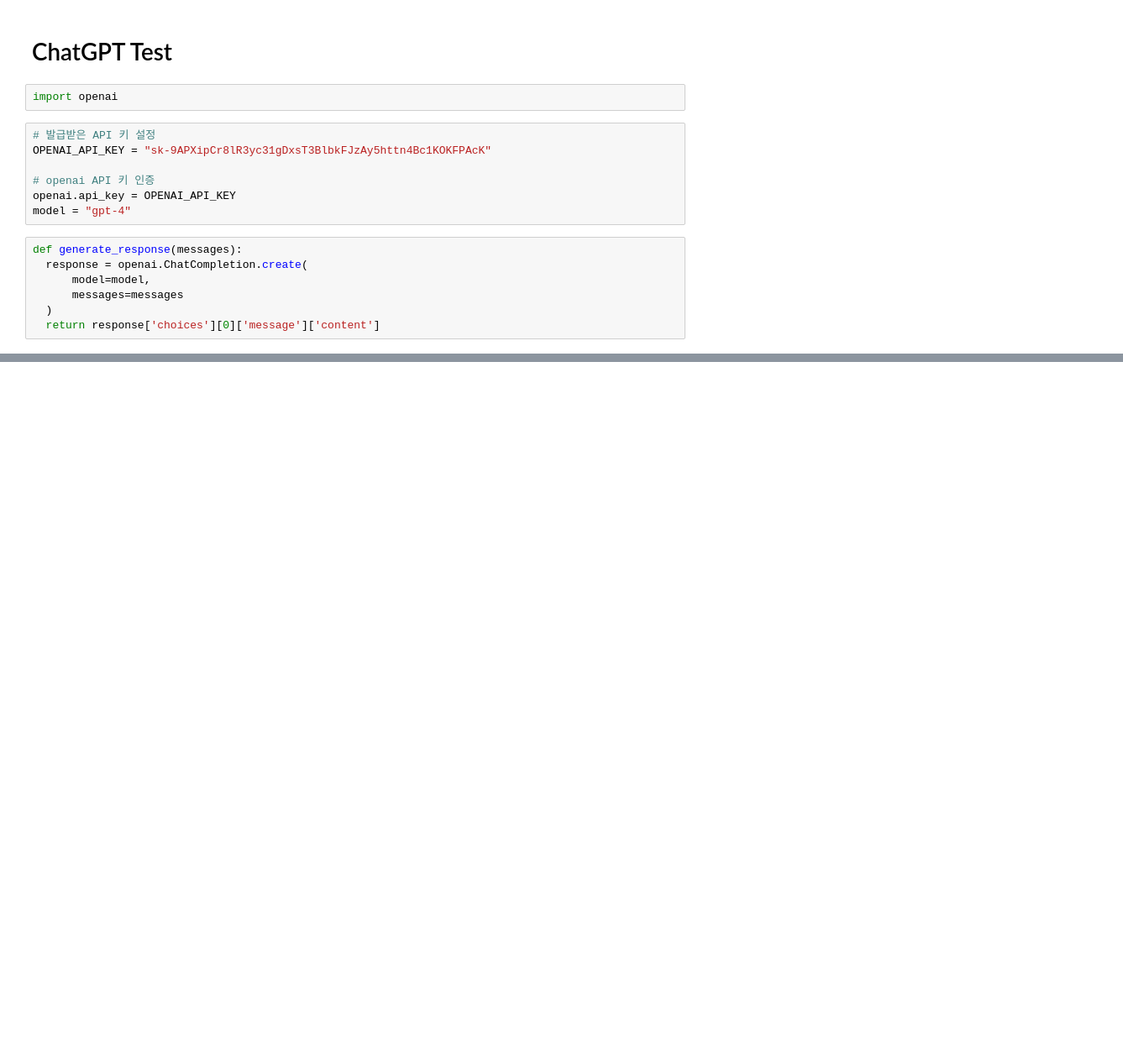
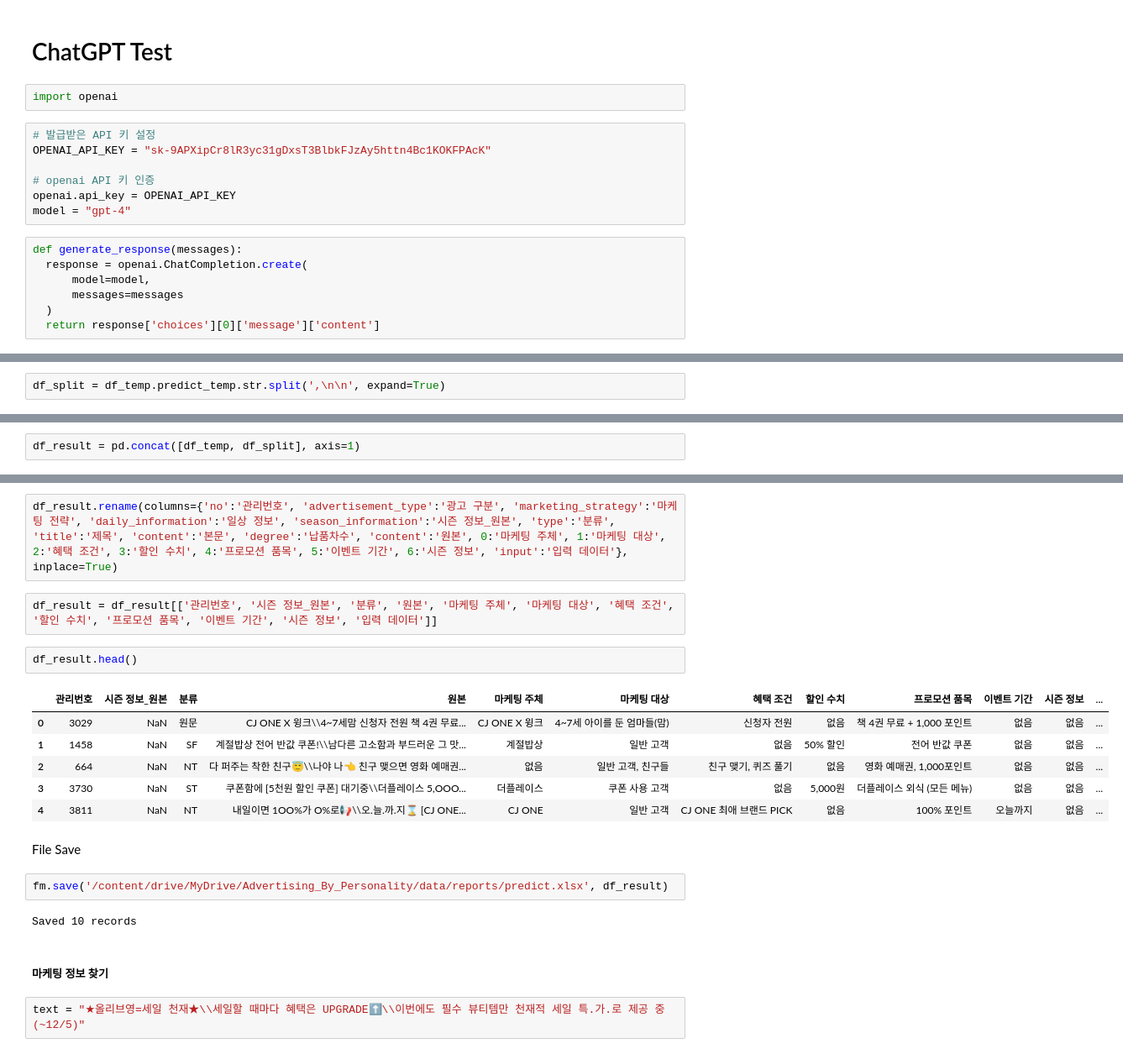
Before and after one commit to textnetkr/Advertising_By_Personality, a Jupyter notebook: src/business_model/keyword_extraction/gpt4.ipynb, the cells around one changed output, grey strips where cells are left out. Shown: that part at 84% size. Drawn from its saved outputs; the diff is of its cells as text; blank space fills up the shorter version.

```diff
--- a/src/business_model/keyword_extraction/gpt4.ipynb
+++ b/src/business_model/keyword_extraction/gpt4.ipynb
@@ -87,0 +157,2 @@ text2 = "대박사건! 여긴 꼭 가야 해!🙊	지금 [CJ푸드월드 인천
+# %%
+df_split = df_temp.predict_temp.str.split(',\n\n', expand=True)
@@ -87,0 +168,2 @@ text2 = "대박사건! 여긴 꼭 가야 해!🙊	지금 [CJ푸드월드 인천
+# %%
+df_result = pd.concat([df_temp, df_split], axis=1)
@@ -88,2 +179,25 @@ text2 = "대박사건! 여긴 꼭 가야 해!🙊	지금 [CJ푸드월드 인천
+# %%
+df_result.rename(columns={'no':'관리번호', 'advertisement_type':'광고 구분', 'marketing_strategy':'마케팅 전략', 'daily_information':'일상 정보', 'season_information':'시즌 정보_원본', 'type':'분류', 'title':'제목', 'content':'본문', 'degree':'납품차수', 'content':'원본', 0:'마케팅 주체', 1:'마케팅 대상',	2:'혜택 조건', 3:'할인 수치', 4:'프로모션 품목', 5:'이벤트 기간', 6:'시즌 정보', 'input':'입력 데이터'}, inplace=True)
+# %%
+df_result = df_result[['관리번호', '시즌 정보_원본', '분류', '원본', '마케팅 주체', '마케팅 대상', '혜택 조건', '할인 수치', '프로모션 품목', '이벤트 기간', '시즌 정보', '입력 데이터']]
+# %%
+df_result.head()
+# %% [output]
+|  | 관리번호 | 시즌 정보_원본 | 분류 | 원본 | 마케팅 주체 | 마케팅 대상 | 혜택 조건 | 할인 수치 | 프로모션 품목 | 이벤트 기간 | 시즌 정보 | ... |
+| 0 | 3029 | NaN | 원문 | CJ ONE X 윙크\\4~7세맘 신청자 전원 책 4권 무료... | CJ ONE X 윙크 | 4~7세 아이를 둔 엄마들(맘) | 신청자 전원 | 없음 | 책 4권 무료 + 1,000 포인트 | 없음 | 없음 | ... |
+| 1 | 1458 | NaN | SF | 계절밥상 전어 반값 쿠폰!\\남다른 고소함과 부드러운 그 맛... | 계절밥상 | 일반 고객 | 없음 | 50% 할인 | 전어 반값 쿠폰 | 없음 | 없음 | ... |
+| 2 | 664 | NaN | NT | 다 퍼주는 착한 친구😇\\나야 나👈 친구 맺으면 영화 예매권... | 없음 | 일반 고객, 친구들 | 친구 맺기, 퀴즈 풀기 | 없음 | 영화 예매권, 1,000포인트 | 없음 | 없음 | ... |
+| 3 | 3730 | NaN | ST | 쿠폰함에 [5천원 할인 쿠폰] 대기중\\더플레이스 5,OOO... | 더플레이스 | 쿠폰 사용 고객 | 없음 | 5,000원 | 더플레이스 외식 (모든 메뉴) | 없음 | 없음 | ... |
+| 4 | 3811 | NaN | NT | 내일이면 1OO%가 O%로📢\\오.늘.까.지⌛ [CJ ONE... | CJ ONE | 일반 고객 | CJ ONE 최애 브랜드 PICK | 없음 | 100% 포인트 | 오늘까지 | 없음 | ... |
+# %% [markdown]
+File Save
+# %%
+fm.save('/content/drive/MyDrive/Advertising_By_Personality/data/reports/predict.xlsx', df_result)
+# %% [output]
+Saved 10 records
+# %% [markdown]
+##### 마케팅 정보 찾기
+# %%
+text = "★올리브영=세일 천재★\\세일할 때마다 혜택은 UPGRADE⬆️\\이번에도 필수 뷰티템만 천재적 세일 특.가.로 제공 중(~12/5)"
 # %%
 messages = [
```
Also changed, not shown: parts of 26 cells of this notebook, 1 other file.
